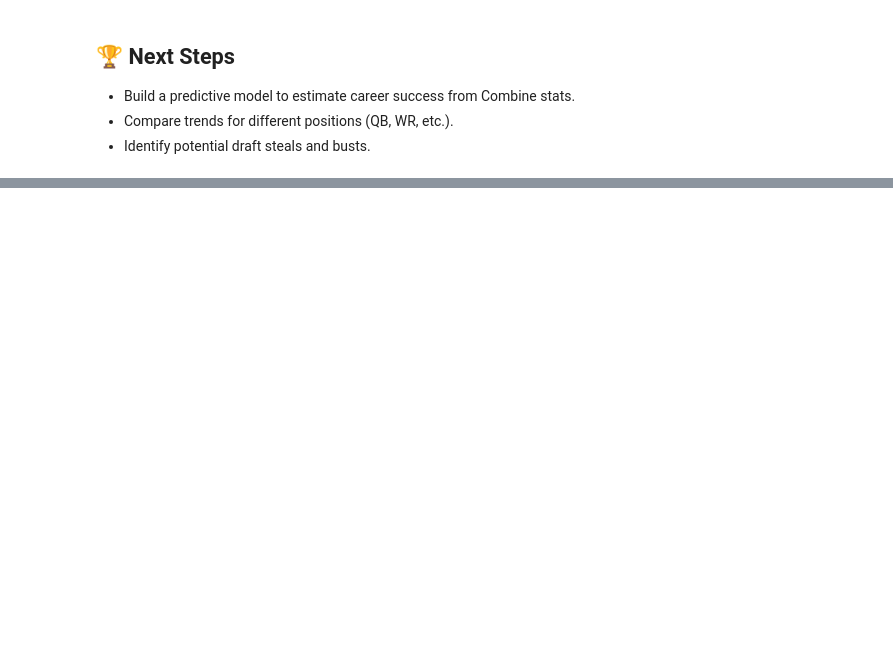
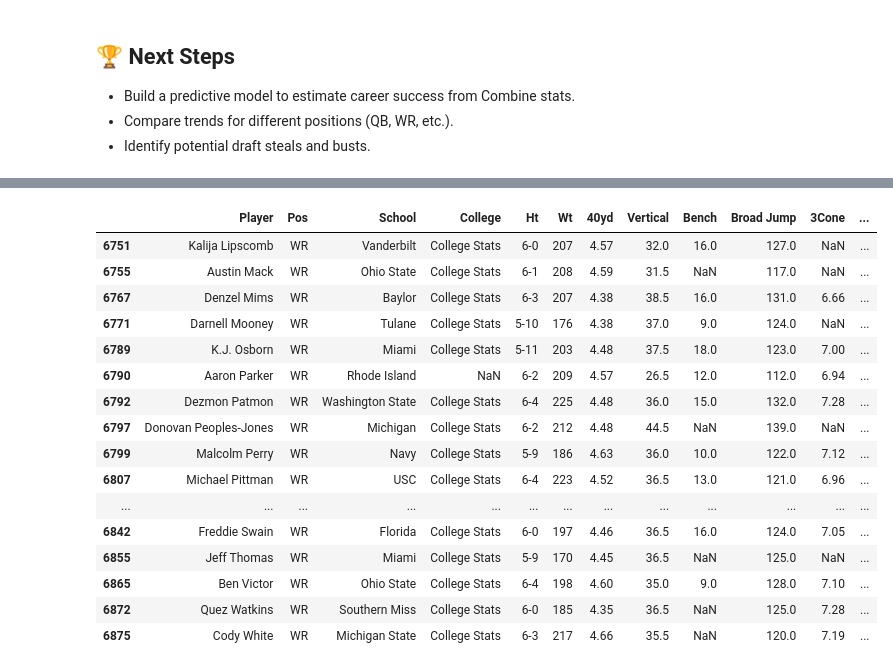
Before and after one commit to vidmt/msas-project, a Jupyter notebook: nfl_combine_analysis.ipynb, the cells around one changed output, grey strips where cells are left out. Drawn from its saved outputs; the diff is of its cells as text; code cells hidden in the pictures; blank space fills up the shorter version.

Commit message:
Cleaned up NFL and created combine data dataframe for regression usage

```diff
--- a/nfl_combine_analysis.ipynb
+++ b/nfl_combine_analysis.ipynb
@@ -85,0 +94,35 @@ plt.show()
+# %%
+import pandas as pd
+import glob
+
+combine_list = []
+
+for i in range(2000, 2021):
+    file_path = glob.glob(f"data/{i}.csv")
+
+    if file_path:
+        temp = pd.read_csv(file_path[0])
+        temp["Year"] = i
+        combine_list.append(temp)
+
+combine_csv = pd.concat(combine_list, ignore_index=True)
+combine_csv = combine_csv[combine_csv["Pos"] == "WR"]
+combine_csv.tail(20)
+# %% [output]
+|  | Player | Pos | School | College | Ht | Wt | 40yd | Vertical | Bench | Broad Jump | 3Cone | ... |
+| 6751 | Kalija Lipscomb | WR | Vanderbilt | College Stats | 6-0 | 207 | 4.57 | 32.0 | 16.0 | 127.0 | NaN | ... |
+| 6755 | Austin Mack | WR | Ohio State | College Stats | 6-1 | 208 | 4.59 | 31.5 | NaN | 117.0 | NaN | ... |
+| 6767 | Denzel Mims | WR | Baylor | College Stats | 6-3 | 207 | 4.38 | 38.5 | 16.0 | 131.0 | 6.66 | ... |
+| 6771 | Darnell Mooney | WR | Tulane | College Stats | 5-10 | 176 | 4.38 | 37.0 | 9.0 | 124.0 | NaN | ... |
+| 6789 | K.J. Osborn | WR | Miami | College Stats | 5-11 | 203 | 4.48 | 37.5 | 18.0 | 123.0 | 7.00 | ... |
+| 6790 | Aaron Parker | WR | Rhode Island | NaN | 6-2 | 209 | 4.57 | 26.5 | 12.0 | 112.0 | 6.94 | ... |
+| 6792 | Dezmon Patmon | WR | Washington State | College Stats | 6-4 | 225 | 4.48 | 36.0 | 15.0 | 132.0 | 7.28 | ... |
+| 6797 | Donovan Peoples-Jones | WR | Michigan | College Stats | 6-2 | 212 | 4.48 | 44.5 | NaN | 139.0 | NaN | ... |
+| 6799 | Malcolm Perry | WR | Navy | College Stats | 5-9 | 186 | 4.63 | 36.0 | 10.0 | 122.0 | 7.12 | ... |
+| 6807 | Michael Pittman | WR | USC | College Stats | 6-4 | 223 | 4.52 | 36.5 | 13.0 | 121.0 | 6.96 | ... |
+| ... | ... | ... | ... | ... | ... | ... | ... | ... | ... | ... | ... | ... |
+| 6842 | Freddie Swain | WR | Florida | College Stats | 6-0 | 197 | 4.46 | 36.5 | 16.0 | 124.0 | 7.05 | ... |
+| 6855 | Jeff Thomas | WR | Miami | College Stats | 5-9 | 170 | 4.45 | 36.5 | NaN | 125.0 | NaN | ... |
+| 6865 | Ben Victor | WR | Ohio State | College Stats | 6-4 | 198 | 4.60 | 35.0 | 9.0 | 128.0 | 7.10 | ... |
+| 6872 | Quez Watkins | WR | Southern Miss | College Stats | 6-0 | 185 | 4.35 | 36.5 | NaN | 125.0 | 7.28 | ... |
+| 6875 | Cody White | WR | Michigan State | College Stats | 6-3 | 217 | 4.66 | 35.5 | NaN | 120.0 | 7.19 | ... |
```
Also changed, not shown: parts of 10 cells of this notebook, 25 other files.
